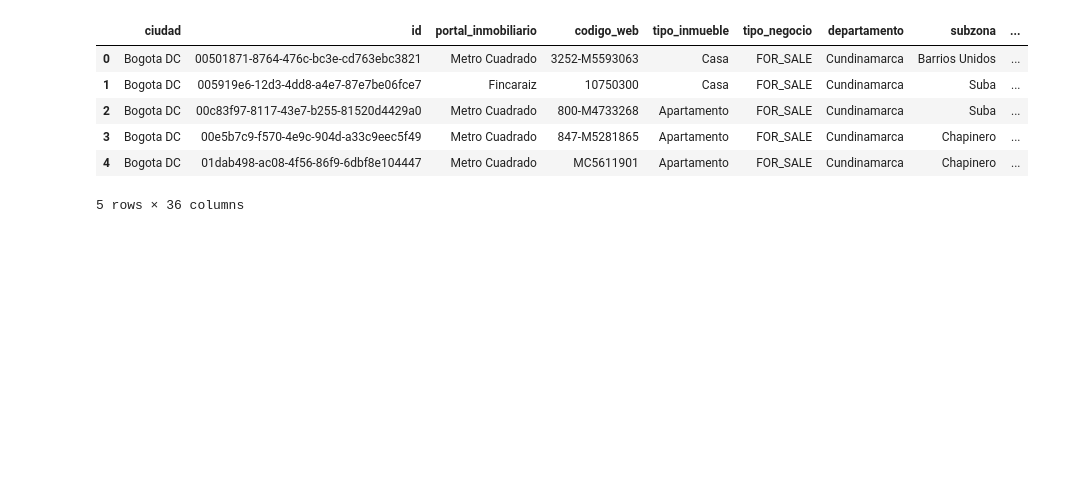
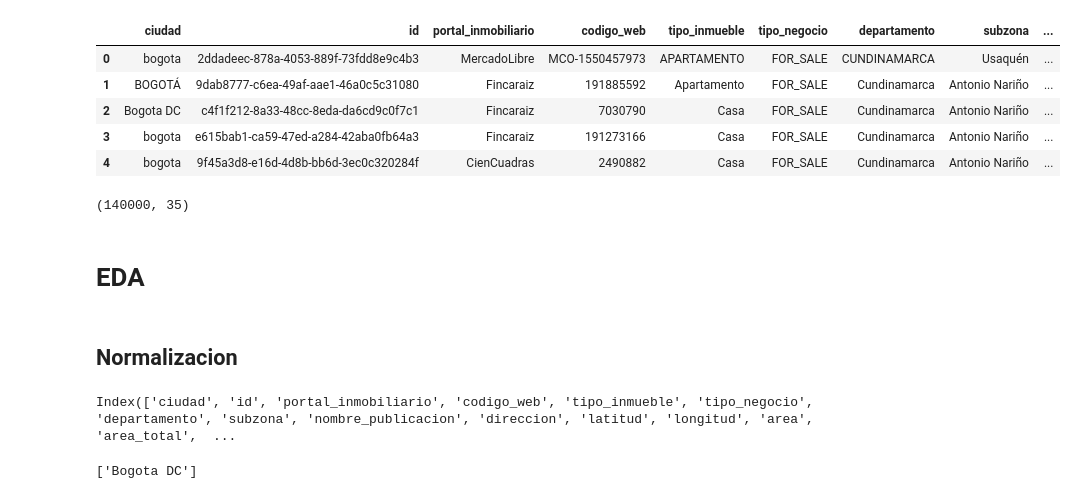
Before and after one commit to santiagogr10/Duppla, a Jupyter notebook: Notebooks/analysis.ipynb, the cells around one changed output. Cells and saved outputs as stored; diff of their text form; code cells hidden in the pictures; blank space fills up the shorter version.

```diff
--- a/Notebooks/analysis.ipynb
+++ b/Notebooks/analysis.ipynb
@@ -1,17 +1,57 @@
 # %%
 import pandas as pd
 
 # Leer el archivo CSV
-file_path = r'C:\Users\SantiagoGarcía\Desktop\Duppla\data.csv'
+file_path = r'C:\Users\SantiagoGarcía\Desktop\Duppla\Data\datos_prueba_tecnica.csv'
 data = pd.read_csv(file_path)
 
 # Mostrar las primeras filas del DataFrame
 display(data.head())
 # %% [output]
 |  | ciudad | id | portal_inmobiliario | codigo_web | tipo_inmueble | tipo_negocio | departamento | subzona | ... |
-| 0 | Bogota DC | 00501871-8764-476c-bc3e-cd763ebc3821 | Metro Cuadrado | 3252-M5593063 | Casa | FOR_SALE | Cundinamarca | Barrios Unidos | ... |
-| 1 | Bogota DC | 005919e6-12d3-4dd8-a4e7-87e7be06fce7 | Fincaraiz | 10750300 | Casa | FOR_SALE | Cundinamarca | Suba | ... |
-| 2 | Bogota DC | 00c83f97-8117-43e7-b255-81520d4429a0 | Metro Cuadrado | 800-M4733268 | Apartamento | FOR_SALE | Cundinamarca | Suba | ... |
-| 3 | Bogota DC | 00e5b7c9-f570-4e9c-904d-a33c9eec5f49 | Metro Cuadrado | 847-M5281865 | Apartamento | FOR_SALE | Cundinamarca | Chapinero | ... |
-| 4 | Bogota DC | 01dab498-ac08-4f56-86f9-6dbf8e104447 | Metro Cuadrado | MC5611901 | Apartamento | FOR_SALE | Cundinamarca | Chapinero | ... |
+| 0 | bogota | 2ddadeec-878a-4053-889f-73fdd8e9c4b3 | MercadoLibre | MCO-1550457973 | APARTAMENTO | FOR_SALE | CUNDINAMARCA | Usaquén | ... |
+| 1 | BOGOTÁ | 9dab8777-c6ea-49af-aae1-46a0c5c31080 | Fincaraiz | 191885592 | Apartamento | FOR_SALE | Cundinamarca | Antonio Nariño | ... |
+| 2 | Bogota DC | c4f1f212-8a33-48cc-8eda-da6cd9c0f7c1 | Fincaraiz | 7030790 | Casa | FOR_SALE | Cundinamarca | Antonio Nariño | ... |
+| 3 | bogota | e615bab1-ca59-47ed-a284-42aba0fb64a3 | Fincaraiz | 191273166 | Casa | FOR_SALE | Cundinamarca | Antonio Nariño | ... |
+| 4 | bogota | 9f45a3d8-e16d-4d8b-bb6d-3ec0c320284f | CienCuadras | 2490882 | Casa | FOR_SALE | Cundinamarca | Antonio Nariño | ... |
-5 rows × 36 columns
+# %%
+data.shape
+# %% [output]
+(140000, 35)
+# %% [markdown]
+# EDA
+# %% [markdown]
+## Normalizacion
+# %%
+data.columns
+# %% [output]
+Index(['ciudad', 'id', 'portal_inmobiliario', 'codigo_web', 'tipo_inmueble', 'tipo_negocio', 'departamento', 'subzona', 'nombre_publicacion', 'direccion', 'latitud', 'longitud', 'area', 'area_total',  ...
+# %%
+import pandas as pd
+
+# 1) Normalizar tu columna 'ciudad' a minúsculas, sin espacios/puntos extra ni acentos
+ciudad_clean = (
+    data['ciudad']
+      .astype(str)                               # forzar string
+      .str.strip()                               # quitar espacios al inicio/final
+      .str.normalize('NFKD')                     # separar caracteres + acentos
+      .str.encode('ascii', errors='ignore')      # eliminar acentos
+      .str.decode('utf-8')                       # volver a texto
+      .str.lower()                               # todo minúsculas
+      .str.replace(r'\.', '', regex=True)        # quitar puntos
+      .str.replace(r'\s+', ' ', regex=True)      # colapsar espacios múltiples
+)
+
+# 2) Mapear las variantes limpias a tu valor canónico
+mapeo = {
+    'bogota':      'Bogota DC',
+    'bogota dc':   'Bogota DC',
+}
+
+# 3) Aplicar el mapeo, dejando intactos los que no estén en él
+data['ciudad'] = ciudad_clean.map(mapeo).fillna(data['ciudad'])
+
+# 4) Verifica el resultado
+print(data['ciudad'].unique())
+# %% [output]
+['Bogota DC']
```
Also changed, not shown: parts of 41 cells of this notebook, 1 other file.
